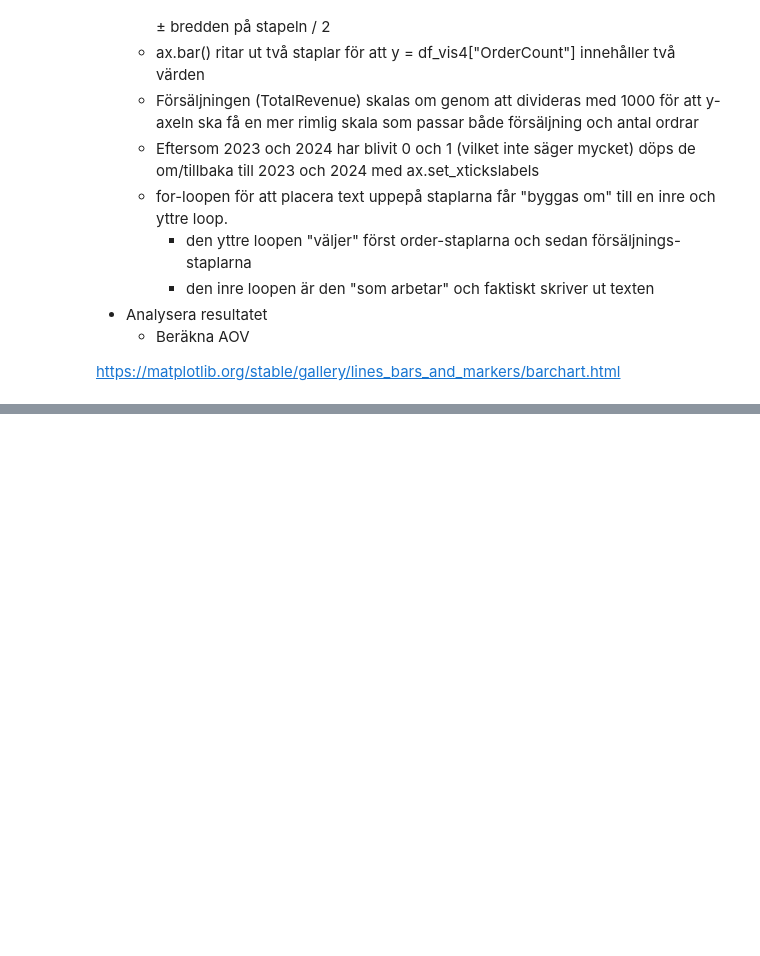
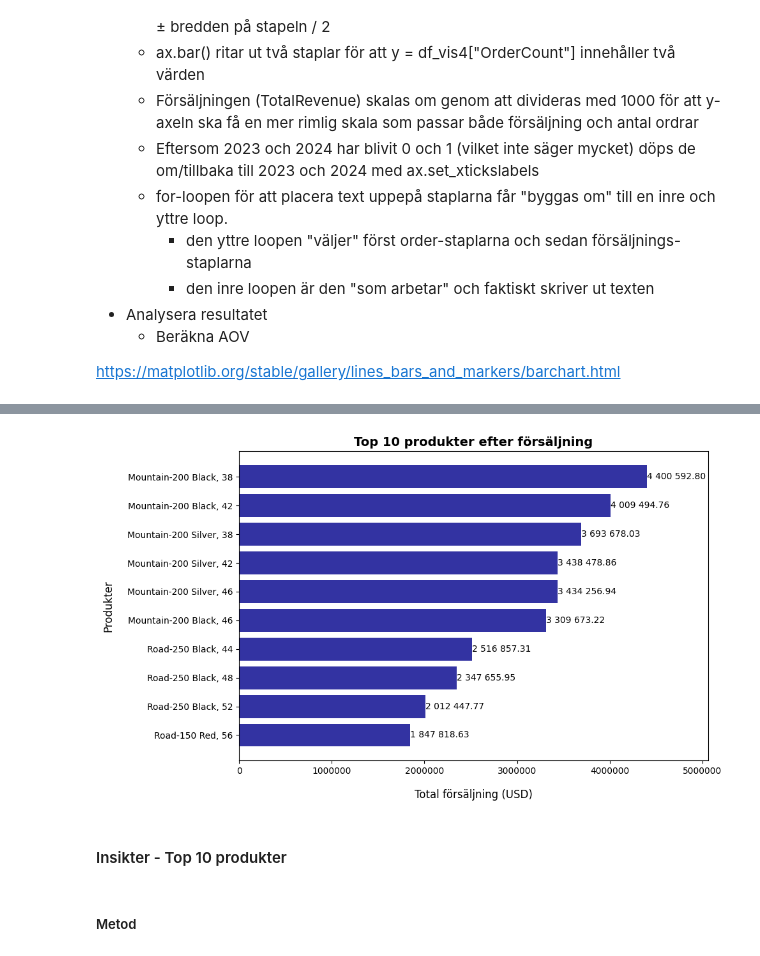
Before and after one commit to josefinoleryd/AdventureWorks_Sales_analysis, a Jupyter notebook: Rapport.ipynb, the cells around one changed output, grey strips where cells are left out. Cells and saved outputs as stored; diff of their text form; code cells hidden in the pictures; blank space fills up the shorter version.

```diff
--- a/Rapport.ipynb
+++ b/Rapport.ipynb
@@ -514,0 +526,16 @@ https://matplotlib.org/stable/gallery/lines_bars_and_markers/barchart.html
+# %%
+query_vis5 = """
+SELECT TOP 10
+    p.Name AS ProduktNamn,
+    pc.Name AS Kategori,
+    psc.Name AS Underkategori,
+    SUM(sod.LineTotal) AS TotalFörsäljning
+FROM Production.Product AS p
+INNER JOIN Sales.SalesOrderDetail sod ON p.ProductID = sod.ProductID
+LEFT JOIN Production.ProductSubcategory psc ON p.ProductSubcategoryID = psc.ProductSubcategoryID
+LEFT JOIN Production.ProductCategory pc ON psc.ProductCategoryID = pc.ProductCategoryID
+GROUP BY p.Name, pc.Name, psc.Name
+ORDER BY TotalFörsäljning DESC
+"""
+
+df_vis5 = query_df(query_vis5)
@@ -514,0 +556,29 @@ https://matplotlib.org/stable/gallery/lines_bars_and_markers/barchart.html
+# %%
+_, ax = plt.subplots(figsize=(10,6))
+
+bars = ax.barh(df_vis5["ProduktNamn"], df_vis5["TotalFörsäljning"], color="darkblue", alpha=0.8)
+
+for bar in bars:
+    width = bar.get_width()
+    ax.text(
+        width,
+        bar.get_y() + bar.get_height() / 2,
+        f"{width:,.2f}".replace(",", " "),
+        va="center",
+        ha="left"
+    )
+
+ax.set_xlabel("Total försäljning (USD)", fontsize=12, labelpad=15)
+ax.set_ylabel("Produkter", fontsize=12, labelpad=15)
+ax.set_title("Top 10 produkter efter försäljning", fontsize=14, fontweight="bold")
+ax.set_xlim(0, df_vis5["TotalFörsäljning"].max() * 1.15)
+ax.invert_yaxis()
+ax.ticklabel_format(style="plain", axis="x")
+
+plt.tight_layout()
+# %% [output]
+[figure, added]
+# %% [markdown]
+#### Insikter - Top 10 produkter
+# %% [markdown]
+##### Metod
```
Also changed, not shown: parts of 4 cells of this notebook, 1 other file.
